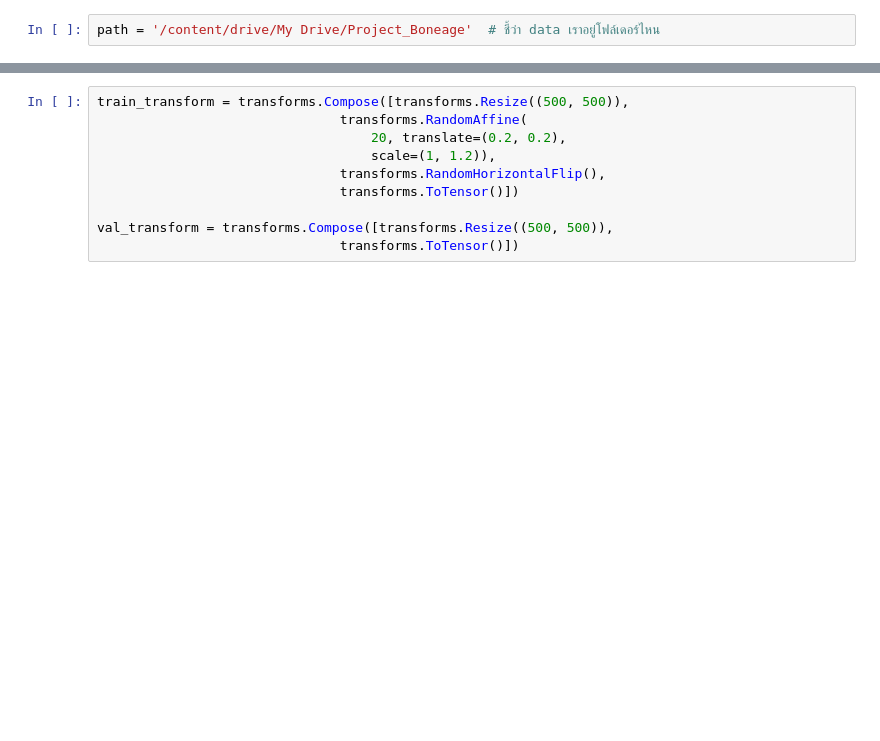
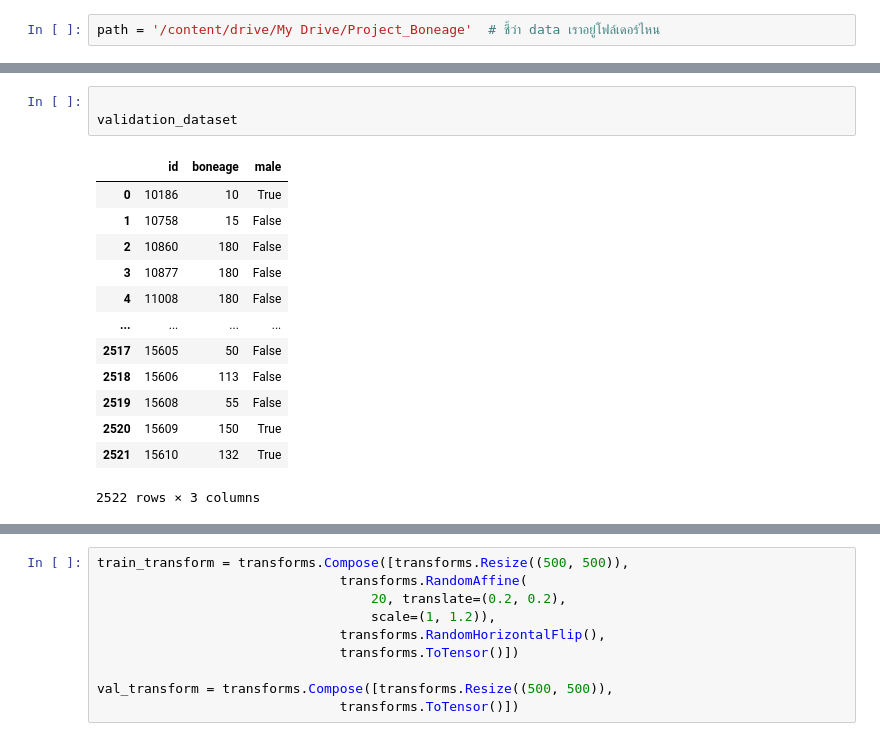
Before and after one commit to nichakornchaisuwan/Project_Boneage, a Jupyter notebook: Model_Bonet.ipynb, the cells around one changed output, grey strips where cells are left out. Cells and saved outputs as stored; diff of their text form; blank space fills up the shorter version.

```diff
--- a/Model_Bonet.ipynb
+++ b/Model_Bonet.ipynb
@@ -30,0 +57,17 @@ path = '/content/drive/My Drive/Project_Boneage'  # ชี้ว่า data เ
+# %%
+
+validation_dataset
+# %% [output]
+|  | id | boneage | male |
+| 0 | 10186 | 10 | True |
+| 1 | 10758 | 15 | False |
+| 2 | 10860 | 180 | False |
+| 3 | 10877 | 180 | False |
+| 4 | 11008 | 180 | False |
+| ... | ... | ... | ... |
+| 2517 | 15605 | 50 | False |
+| 2518 | 15606 | 113 | False |
+| 2519 | 15608 | 55 | False |
+| 2520 | 15609 | 150 | True |
+| 2521 | 15610 | 132 | True |
+2522 rows × 3 columns
```
Also changed, not shown: parts of 32 cells of this notebook.
